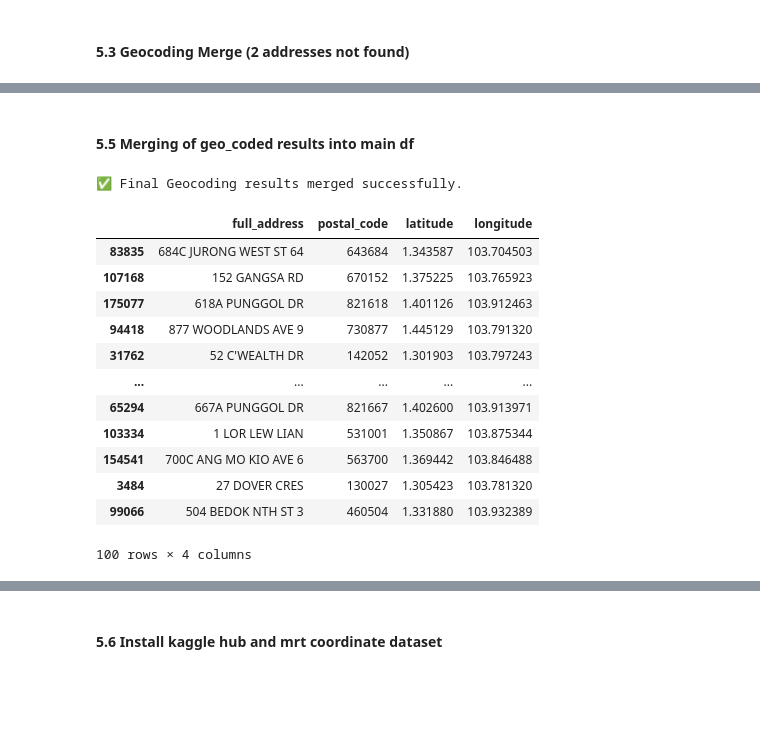
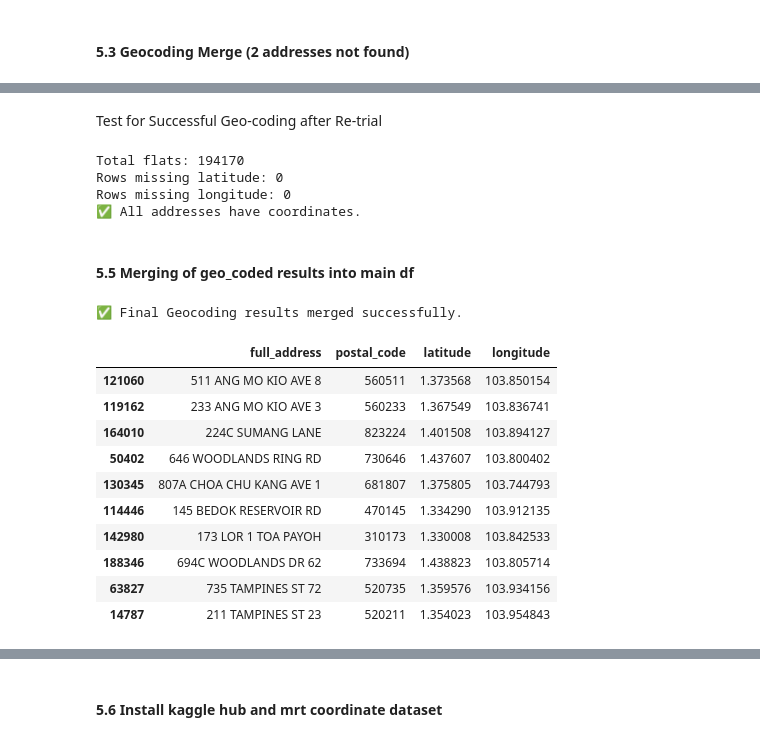
Before and after one commit to hlew003/Group-5-DAC-internal-project, a Jupyter notebook: Tommy Ver(main)_updated.ipynb, the cells around one changed output, grey strips where cells are left out. Saved outputs shown, nothing was run; the diff lists cells and outputs as text; code cells hidden in the pictures; blank space fills up the shorter version.

```diff
--- a/Tommy Ver(main)_updated.ipynb
+++ b/Tommy Ver(main)_updated.ipynb
@@ -1266,7 +1266,7 @@ for i, address in enumerate(unique_addresses_list):
     }
 
     try:
-        response = requests.get(ONEMAP_API_URL, params=params, timeout=10)
+        response = requests.get(ONEMAP_API_URL, params=params, timeout=15)
         response.raise_for_status()
         data = response.json()
 
@@ -1341,32 +1400,55 @@ Set retry timeout to 15 seconds.
+# %% [markdown]
+Test for Successful Geo-coding after Re-trial
+# %%
+# --- Validate geocoding completeness ---
+# Count NaNs in coordinates
+nan_lat = df["latitude"].isna().sum()
+nan_lon = df["longitude"].isna().sum()
+total = len(df)
+
+print(f"Total flats: {total}")
+print(f"Rows missing latitude: {nan_lat}")
+print(f"Rows missing longitude: {nan_lon}")
+
+# List any addresses still missing coords
+missing_coords = df[df["latitude"].isna() | df["longitude"].isna()][["full_address", "postal_code"]]
+if missing_coords.empty:
+    print("✅ All addresses have coordinates.")
+else:
+    print("⚠️ Addresses still missing coordinates:")
+    display(missing_coords.head(20))  # adjust/omit display if not in notebook
+# %% [output]
+Total flats: 194170
+Rows missing latitude: 0
+Rows missing longitude: 0
+✅ All addresses have coordinates.
 # %% [markdown]
 #### 5.5 Merging of geo_coded results into main df
 # %%
 results_df = pd.DataFrame.from_dict(geocoded_results, orient='index').reset_index().rename(columns={'index': 'full_address'})
 
 # 1. Drop old (potentially partial/stale) coordinate columns if they exist
 # This ensures a clean merge. 'errors=ignore' prevents the code from failing if they don't exist.
 df = df.drop(columns=['latitude', 'longitude', 'postal_code'], errors='ignore')
 
 # 2. Merge the final results back using the 'full_address' key
 df = pd.merge(df, results_df, on='full_address', how='left')
 
 print("✅ Final Geocoding results merged successfully.")
-df[['full_address', 'postal_code', 'latitude', 'longitude']].sample(100)
+df[['full_address', 'postal_code', 'latitude', 'longitude']].sample(10)
 # %% [output]
 ✅ Final Geocoding results merged successfully.
 |  | full_address | postal_code | latitude | longitude |
-| 83835 | 684C JURONG WEST ST 64 | 643684 | 1.343587 | 103.704503 |
-| 107168 | 152 GANGSA RD | 670152 | 1.375225 | 103.765923 |
-| 175077 | 618A PUNGGOL DR | 821618 | 1.401126 | 103.912463 |
-| 94418 | 877 WOODLANDS AVE 9 | 730877 | 1.445129 | 103.791320 |
-| 31762 | 52 C'WEALTH DR | 142052 | 1.301903 | 103.797243 |
-| ... | ... | ... | ... | ... |
-| 65294 | 667A PUNGGOL DR | 821667 | 1.402600 | 103.913971 |
-| 103334 | 1 LOR LEW LIAN | 531001 | 1.350867 | 103.875344 |
-| 154541 | 700C ANG MO KIO AVE 6 | 563700 | 1.369442 | 103.846488 |
-| 3484 | 27 DOVER CRES | 130027 | 1.305423 | 103.781320 |
-| 99066 | 504 BEDOK NTH ST 3 | 460504 | 1.331880 | 103.932389 |
+| 121060 | 511 ANG MO KIO AVE 8 | 560511 | 1.373568 | 103.850154 |
+| 119162 | 233 ANG MO KIO AVE 3 | 560233 | 1.367549 | 103.836741 |
+| 164010 | 224C SUMANG LANE | 823224 | 1.401508 | 103.894127 |
+| 50402 | 646 WOODLANDS RING RD | 730646 | 1.437607 | 103.800402 |
+| 130345 | 807A CHOA CHU KANG AVE 1 | 681807 | 1.375805 | 103.744793 |
+| 114446 | 145 BEDOK RESERVOIR RD | 470145 | 1.334290 | 103.912135 |
+| 142980 | 173 LOR 1 TOA PAYOH | 310173 | 1.330008 | 103.842533 |
+| 188346 | 694C WOODLANDS DR 62 | 733694 | 1.438823 | 103.805714 |
+| 63827 | 735 TAMPINES ST 72 | 520735 | 1.359576 | 103.934156 |
+| 14787 | 211 TAMPINES ST 23 | 520211 | 1.354023 | 103.954843 |
-100 rows × 4 columns
 # %%
 df.head()
 # %% [output]
```
Also changed, not shown: parts of 39 cells of this notebook, 1 other file.
